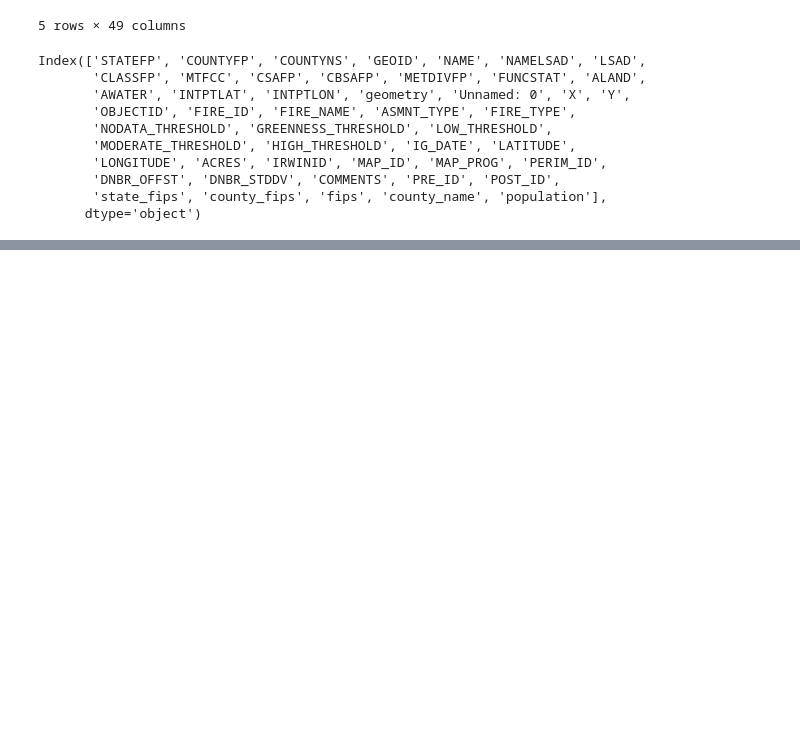
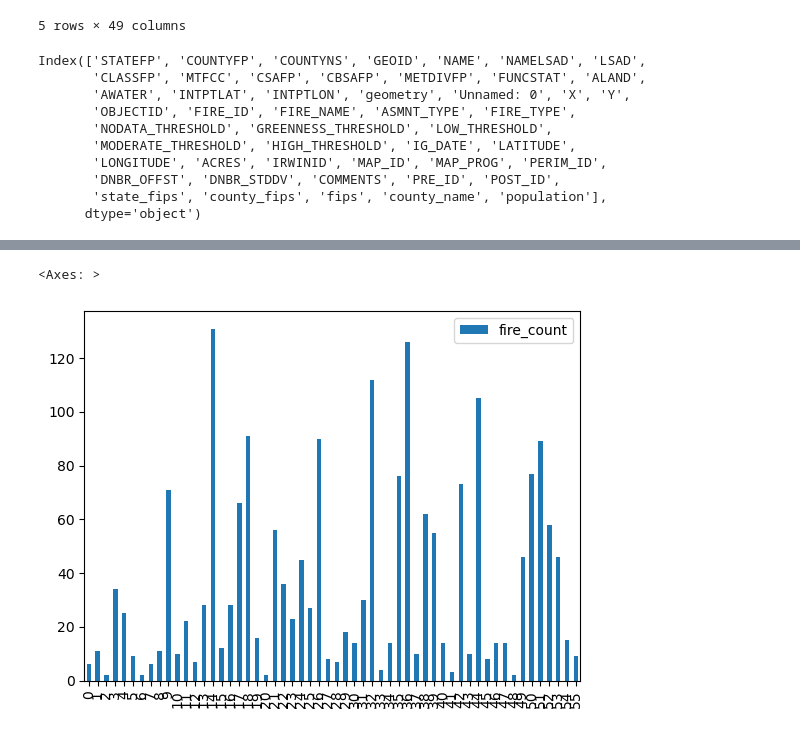
Before and after one commit to TalkDatatoMeWiDDatathon23/ForestService-Census-Index, a Jupyter notebook: census_explore.ipynb, the cells around one changed output, grey strips where cells are left out. Cells and saved outputs as stored; diff of their text form; code cells hidden in the pictures; blank space fills up the shorter version.

Commit message:
Update census_explore.ipynb
created index and ranked bar plot of index and population

```diff
--- a/census_explore.ipynb
+++ b/census_explore.ipynb
@@ -423,3 +426,5 @@ ca_map = gpd.read_file('/Users/mafphd/datathon/datathon-venv/Michelle/.ipynb_che
+# %%
+ca_map = gpd.read_file('data/census_CA.shp')
 # %%
 ca_map.head()
 # %% [output]
@@ -541,0 +563,7 @@ plt.show()
+# %%
+county_firecount_df = map_df.groupby('county_name').size().reset_index(name='fire_count')
+# %%
+county_firecount_df.plot(kind='bar')
+# %% [output]
+<Axes: >
+[figure, added]
```
Also changed, not shown: parts of 28 cells of this notebook.
